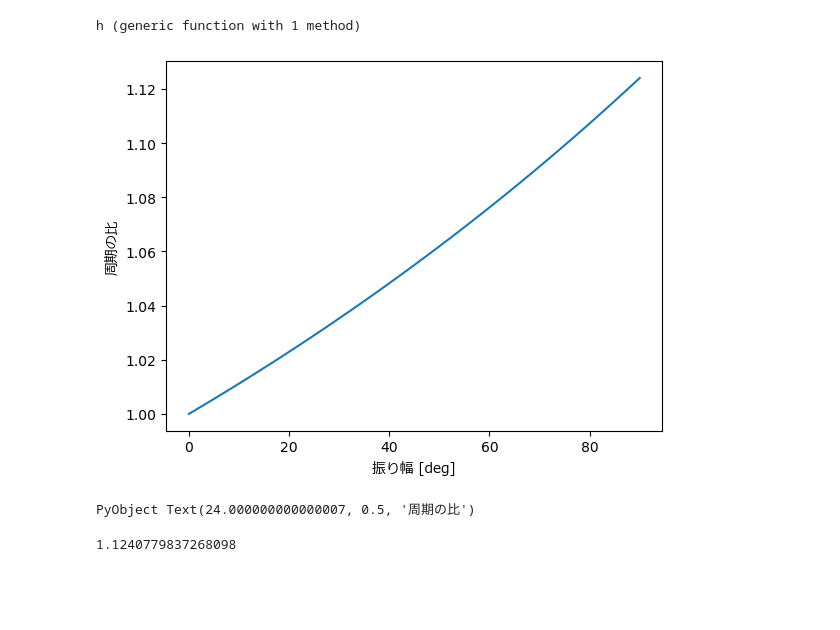
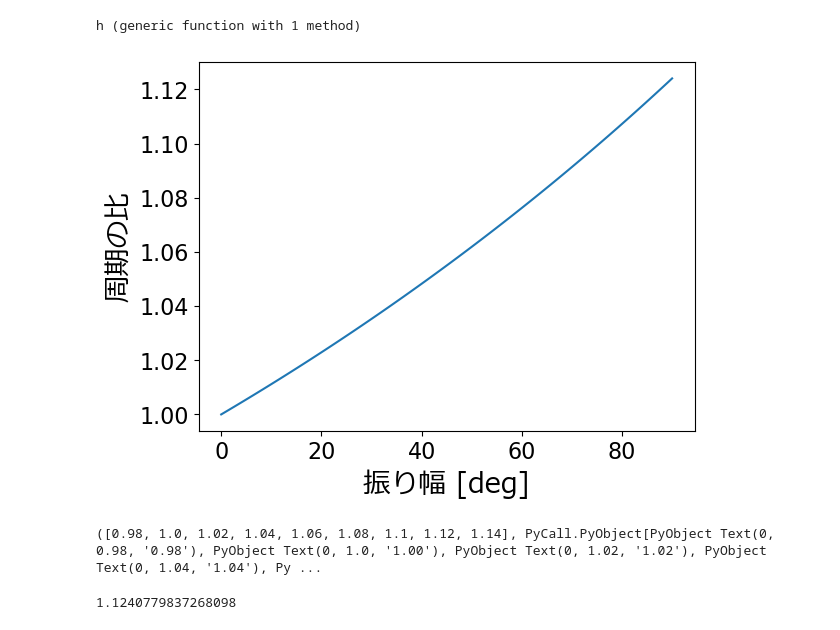
Before and after one commit to MedusaMITSUKI/pendulum, a Jupyter notebook: pendulum.ipynb, the cells around one changed output. Drawn from its saved outputs; the diff is of its cells as text; code cells hidden in the pictures; blank space fills up the shorter version.

```diff
--- a/pendulum.ipynb
+++ b/pendulum.ipynb
@@ -44,11 +48,13 @@ h (generic function with 1 method)
 # %%
 # 振り子の等時性の破れの確認
 plot(x, h.(x))
-xlabel("振り幅 [deg]", fontname="Meiryo")
-ylabel("周期の比", fontname="Meiryo")
+xlabel("振り幅 [deg]", fontname = "Meiryo", fontsize = 20)
+ylabel("周期の比", fontname = "Meiryo", fontsize = 20)
+xticks(fontsize = 16)
+yticks(fontsize = 16)
 # %% [output]
-[figure, old version]
+[figure, new version]
-PyObject Text(24.000000000000007, 0.5, '周期の比')
+([0.98, 1.0, 1.02, 1.04, 1.06, 1.08, 1.1, 1.12, 1.14], PyCall.PyObject[PyObject Text(0, 0.98, '0.98'), PyObject Text(0, 1.0, '1.00'), PyObject Text(0, 1.02, '1.02'), PyObject Text(0, 1.04, '1.04'), Py ...
 # %%
 # 振り幅90 [deg] のときの振り子の等時性の破れ
 h(90)
```
Also changed, not shown: parts of 2 cells of this notebook.
